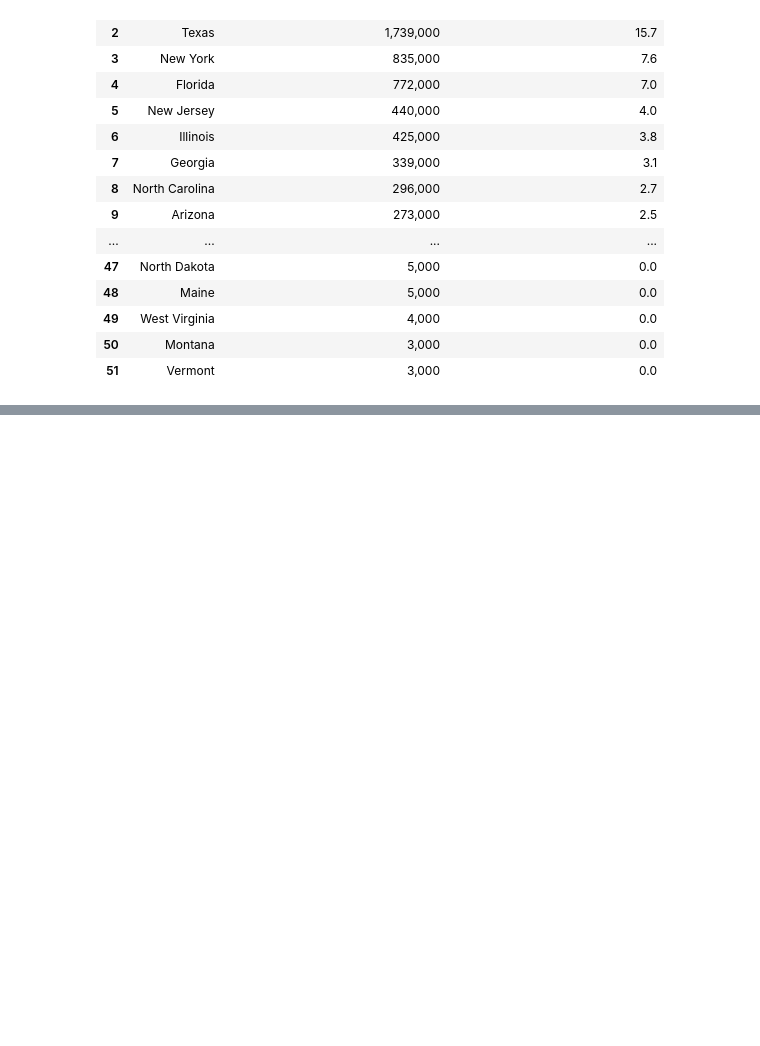
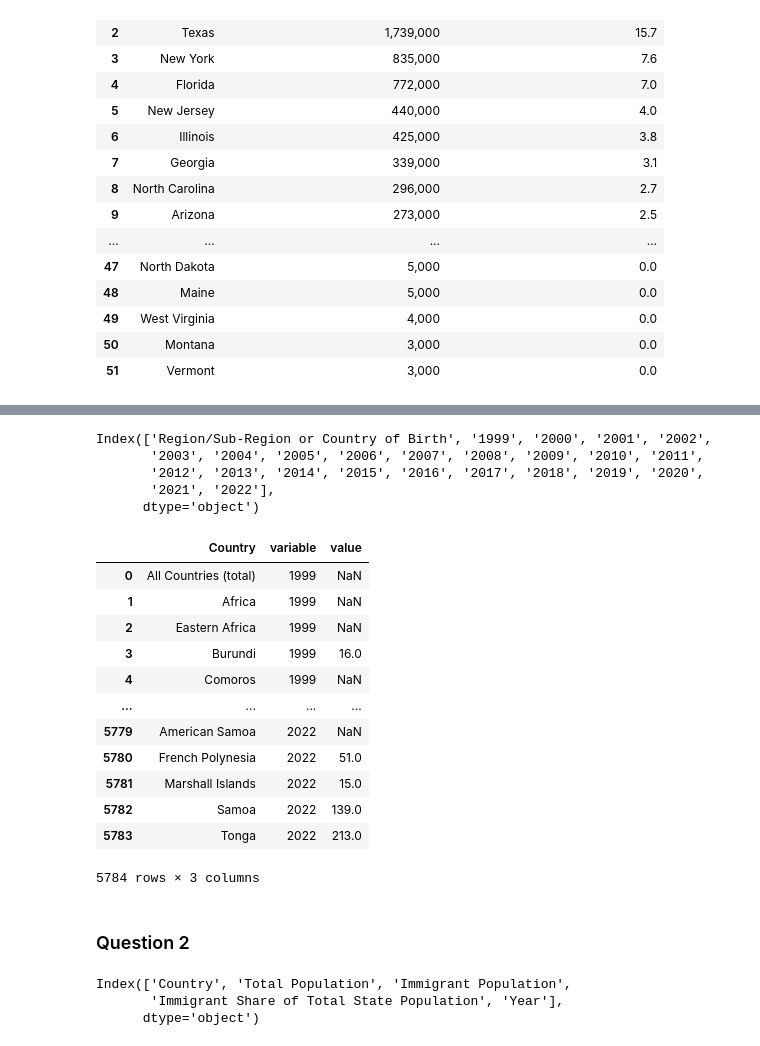
Before and after one commit to MaxB5282/Capstone, a Jupyter notebook: data/data exploration.ipynb, the cells around one changed output, grey strips where cells are left out. Saved outputs shown, nothing was run; the diff lists cells and outputs as text; code cells hidden in the pictures; blank space fills up the shorter version.

Commit message:
Answering Question 1 and 2, stuck on 1 still

```diff
--- a/data/data exploration.ipynb
+++ b/data/data exploration.ipynb
@@ -186,0 +208,21 @@ unauthorized_estimates
+# %%
+# Convert all columns except the first one(Country Name) to numeric variables
+
+cols = legal_country.columns
+legal_country[cols[1:]] = legal_country[cols[1:]].apply(pd.to_numeric, errors='coerce')
+# %%
+legal_country.columns
+# %% [output]
+Index(['Region/Sub-Region or Country of Birth', '1999', '2000', '2001', '2002',
+       '2003', '2004', '2005', '2006', '2007', '2008', '2009', '2010', '2011',
+       '2012', '2013', '2014', '2015', '2016', '2017', '2018', '2019', '2020',
+       '2021', '2022'],
+      dtype='object')
+# %%
+legal_country.rename(columns= {'Region/Sub-Region or Country of Birth':'Country'}, inplace = True)
+# %%
+# Melt the DataFrame to have 'Year' as a separate column
+df_melted = legal_country.melt(id_vars=['Country'])
+
+# Convert 'Year' column to numeric
+#df_melted['Year'] = pd.to_numeric(df_melted['Year'])
@@ -186,0 +231,24 @@ unauthorized_estimates
+# %%
+df_melted
+# %% [output]
+|  | Country | variable | value |
+| 0 | All Countries (total) | 1999 | NaN |
+| 1 | Africa | 1999 | NaN |
+| 2 | Eastern Africa | 1999 | NaN |
+| 3 | Burundi | 1999 | 16.0 |
+| 4 | Comoros | 1999 | NaN |
+| ... | ... | ... | ... |
+| 5779 | American Samoa | 2022 | NaN |
+| 5780 | French Polynesia | 2022 | 51.0 |
+| 5781 | Marshall Islands | 2022 | 15.0 |
+| 5782 | Samoa | 2022 | 139.0 |
+| 5783 | Tonga | 2022 | 213.0 |
+5784 rows × 3 columns
+# %% [markdown]
+### Question 2
+# %%
+immigrant_state.columns
+# %% [output]
+Index(['Country', 'Total Population', 'Immigrant Population',
+       'Immigrant Share of Total State Population', 'Year'],
+      dtype='object')
```
Also changed, not shown: parts of 15 cells of this notebook.
